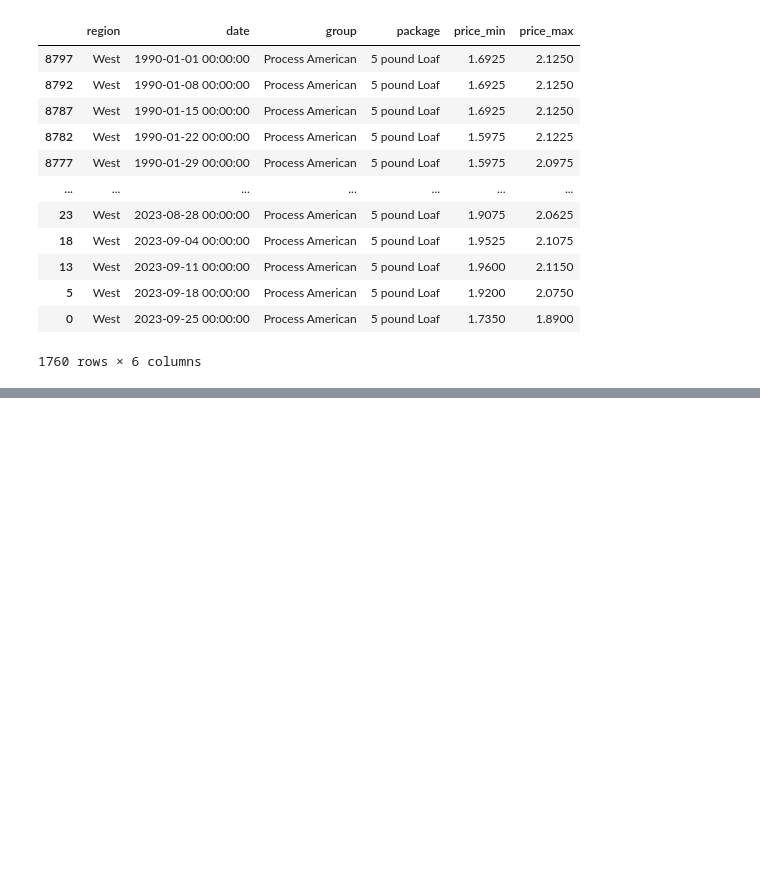
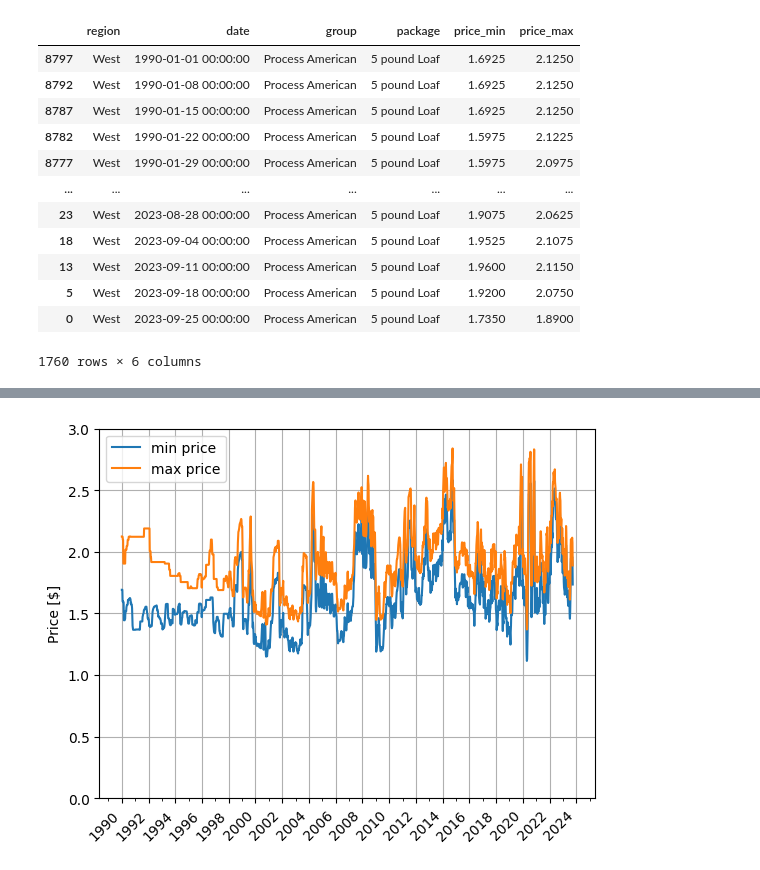
Before and after one commit to yalinli2/EnvEtools, a Jupyter notebook: course_modules/2_USDA_MyMarketNews_Python.ipynb, the cells around one changed output, grey strips where cells are left out. Cells and saved outputs as stored; diff of their text form; code cells hidden in the pictures; blank space fills up the shorter version.

```diff
--- a/course_modules/2_USDA_MyMarketNews_Python.ipynb
+++ b/course_modules/2_USDA_MyMarketNews_Python.ipynb
@@ -403,0 +454,7 @@ fig
+# %%
+# Adding the max price is easy enough
+ax.plot(df_to_plot['date'], df_to_plot['price_max'], label='max price')
+ax.legend()
+fig
+# %% [output]
+[figure, added]
```
Also changed, not shown: parts of 20 cells of this notebook, 1 other file.
